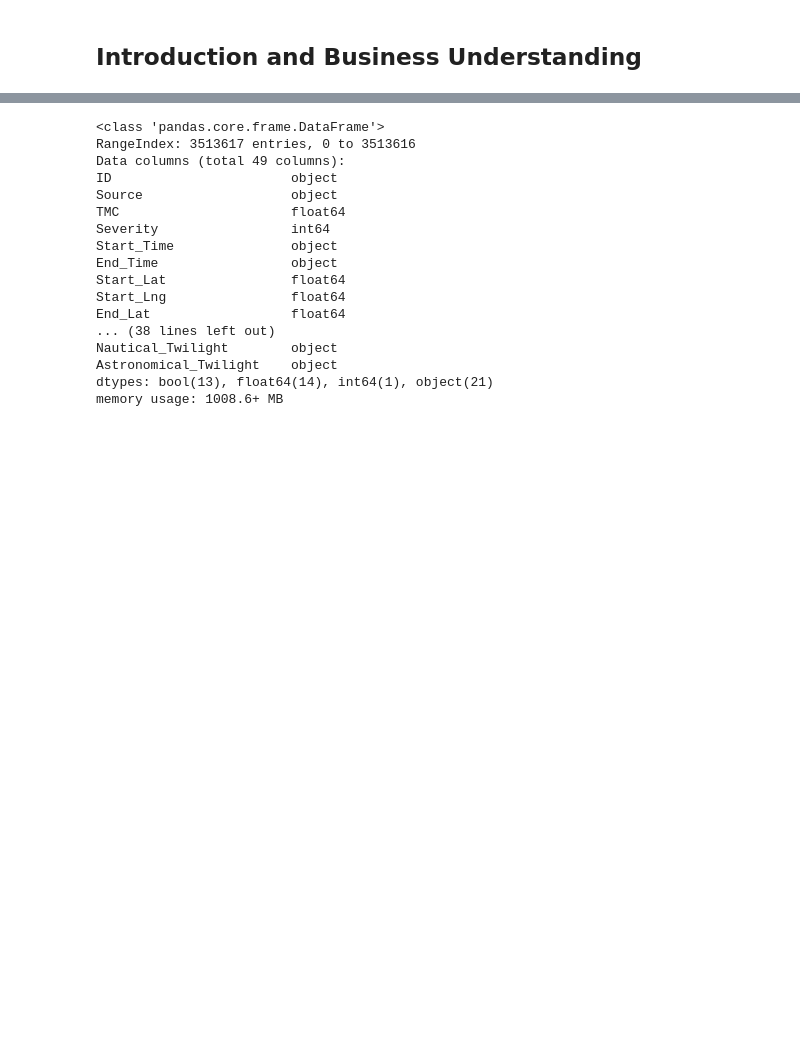
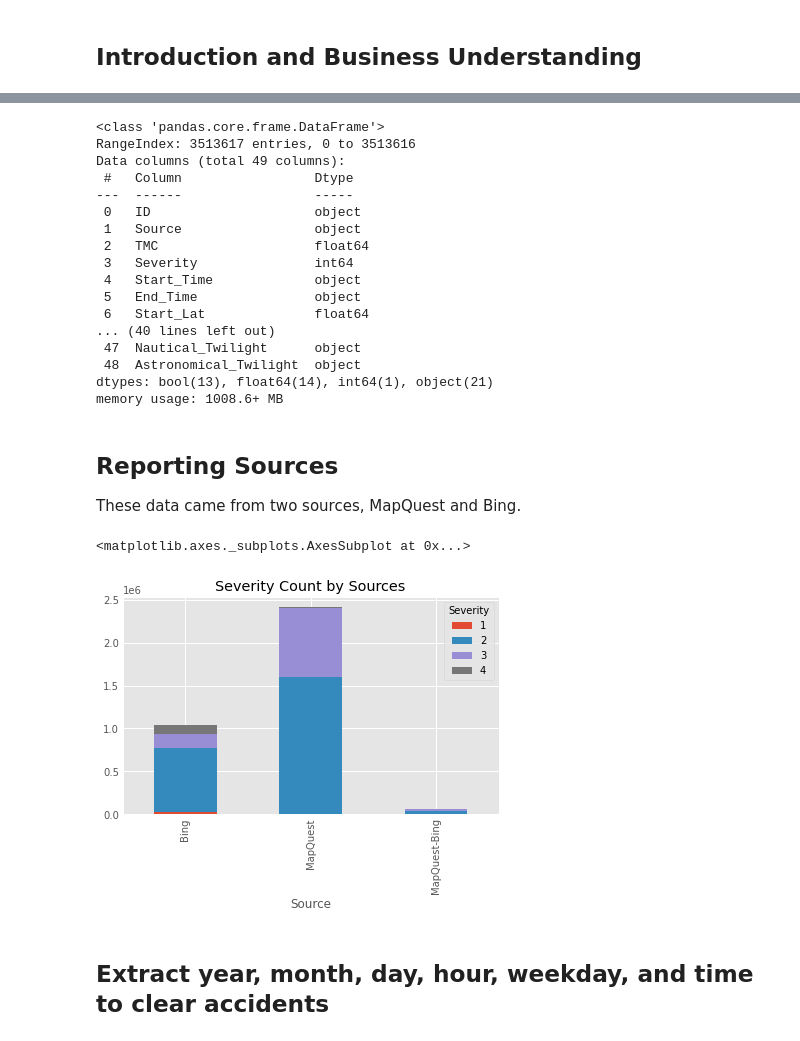
Before and after one commit to SirArtisanAzalea/Coursera_Capstone, a Jupyter notebook: Capstone Project Notebook.ipynb, the cells around one changed output, grey strips where cells are left out. Drawn from its saved outputs; the diff is of its cells as text; code cells hidden in the pictures; blank space fills up the shorter version.

```diff
--- a/Capstone Project Notebook.ipynb
+++ b/Capstone Project Notebook.ipynb
@@ -22,6 +22,31 @@ import matplotlib.pyplot as plt
 import seaborn as sns
 import datetime
 plt.style.use('fivethirtyeight')
+# %%
+%matplotlib inline
+pd.set_option('display.max_rows', 200)
+pd.set_option('display.max_columns', 200)
+plt.style.use('ggplot')
+
+# Import KNeighborsClassifier from sklearn.neighbors
+from sklearn.neighbors import KNeighborsClassifier
+
+# Import DecisionTreeClassifier from sklearn.tree
+from sklearn.tree import DecisionTreeClassifier
+
+# Import RandomForestClassifier
+from sklearn.ensemble import RandomForestClassifier
+
+# Import LogisticRegression
+from sklearn.linear_model import LogisticRegression
+
+from sklearn.model_selection import train_test_split
+from sklearn.model_selection import GridSearchCV
+from sklearn.feature_selection import SelectFromModel
+from sklearn.metrics import classification_report
+from sklearn.metrics import confusion_matrix
+from sklearn.metrics import accuracy_score
+from sklearn.metrics import roc_curve, auc
 # %%
 
 import types
@@ -44,8 +69,8 @@ body = client_f0bdf03a1b864974b62e6f279370aa76.get_object(Bucket='courseracapsto
 # add missing __iter__ method, so pandas accepts body as file-like object
 if not hasattr(body, "__iter__"): body.__iter__ = types.MethodType( __iter__, body )
 
-df_data_1 = pd.read_csv(body)
-df_data_1.head()
+df = pd.read_csv(body)
+df.head()
 # %% [output]
 |  | ID | Source | TMC | Severity | Start_Time | End_Time | Start_Lat | Start_Lng | End_Lat | End_Lng | ... |
 | 0 | A-1 | MapQuest | 201.0 | 3 | 2016-02-08 05:46:00 | 2016-02-08 11:00:00 | 39.865147 | -84.058723 | NaN | NaN | ... |
@@ -57,20 +81,32 @@ df_data_1.head()
 # %%
-df_data_1.info()
+df.info()
 # %% [output]
 <class 'pandas.core.frame.DataFrame'>
 RangeIndex: 3513617 entries, 0 to 3513616
 Data columns (total 49 columns):
-ID                       object
-Source                   object
-TMC                      float64
-Severity                 int64
-Start_Time               object
-End_Time                 object
-Start_Lat                float64
-Start_Lng                float64
-End_Lat                  float64
-... (38 lines left out)
-Nautical_Twilight        object
-Astronomical_Twilight    object
+ #   Column                 Dtype
+---  ------                 -----
+ 0   ID                     object
+ 1   Source                 object
+ 2   TMC                    float64
+ 3   Severity               int64
+ 4   Start_Time             object
+ 5   End_Time               object
+ 6   Start_Lat              float64
+... (40 lines left out)
+ 47  Nautical_Twilight      object
+ 48  Astronomical_Twilight  object
 dtypes: bool(13), float64(14), int64(1), object(21)
 memory usage: 1008.6+ MB
+# %% [markdown]
+## Reporting Sources
+These data came from two sources, MapQuest and Bing.
+# %%
+df_source = df.groupby(['Severity','Source']).size().reset_index().pivot(\
+    columns='Severity', index='Source', values=0)
+df_source.plot(kind='bar', stacked=True, title='Severity Count by Sources')
+# %% [output]
+<matplotlib.axes._subplots.AxesSubplot at 0x...>
+[figure, added]
+# %% [markdown]
+## Extract year, month, day, hour, weekday, and time to clear accidents
```
Also changed, not shown: parts of 69 cells of this notebook.
